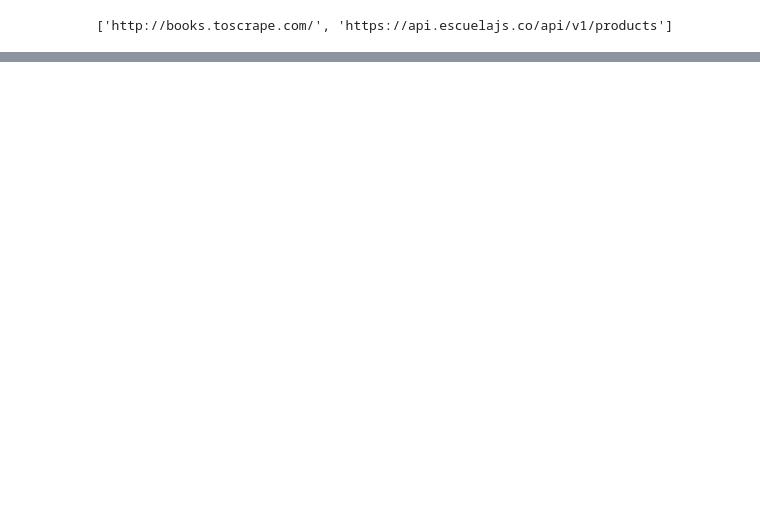
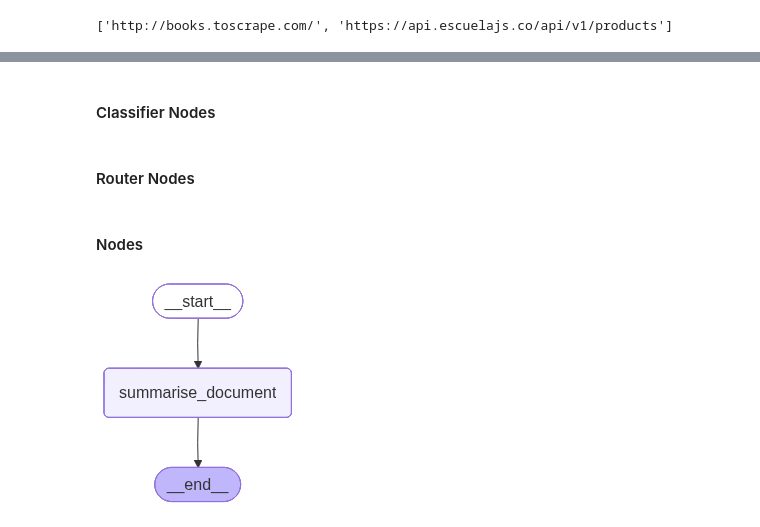
Before and after one commit to yahiaabdelhady2023/cross-border-e-commerce-agent-swarm, a Jupyter notebook: new_agentic_framework.ipynb, the cells around one changed output, grey strips where cells are left out. Saved outputs shown, nothing was run; the diff lists cells and outputs as text; code cells hidden in the pictures; blank space fills up the shorter version.

Commit message:
adding basic layout , blueprint for summary agent

```diff
--- a/new_agentic_framework.ipynb
+++ b/new_agentic_framework.ipynb
@@ -357,0 +362,7 @@ result["processed_resource_list"]
+# %%
+class SummaryState(TypedDict):
+    pass
+
+
+class SummaryWorkerState(TypedDict):
+    pass
@@ -357,0 +375,4 @@ result["processed_resource_list"]
+# %% [markdown]
+#### Classifier Nodes
+# %% [markdown]
+#### Router Nodes
@@ -357,0 +385,33 @@ result["processed_resource_list"]
+# %% [markdown]
+#### Nodes
+# %%
+def clean_documents(state: SummaryState):
+    """given a list of documents, this function cleans them via removing
+    -binary data,
+    -images,
+    -excessive whitespaces
+    -Raw HTML/XML
+    -Legal Disclaimer
+    """
+    pass
+def split_documents(state: SummaryState):
+    """
+    given a list of documents or a big large document with huge text, it splits into smaller documents that can be fed into llm workers
+    """
+    pass
+def summarise_document(state: SummaryWorkerState):
+    """given a single document, a summary will be written, it will be considered as a mini-summary"""
+    pass
+def aggregrate_summaries(state: SummaryState):
+    """combine all mini-summaries produced by all workers into a single summary"""
+    pass
+# %%
+summary_subgraph = StateGraph(SummaryWorkerState)
+summary_subgraph.add_node("summarise_document",summarise_document)
+###########################################################################
+summary_subgraph.add_edge(START,"summarise_document")
+summary_subgraph.add_edge("summarise_document",END)
+summary_subgraph_compiled = summary_subgraph.compile()
+display(Image(summary_subgraph_compiled.get_graph().draw_mermaid_png()))
+# %% [output]
+[figure, added]
```
Also changed, not shown: parts of 6 cells of this notebook.
